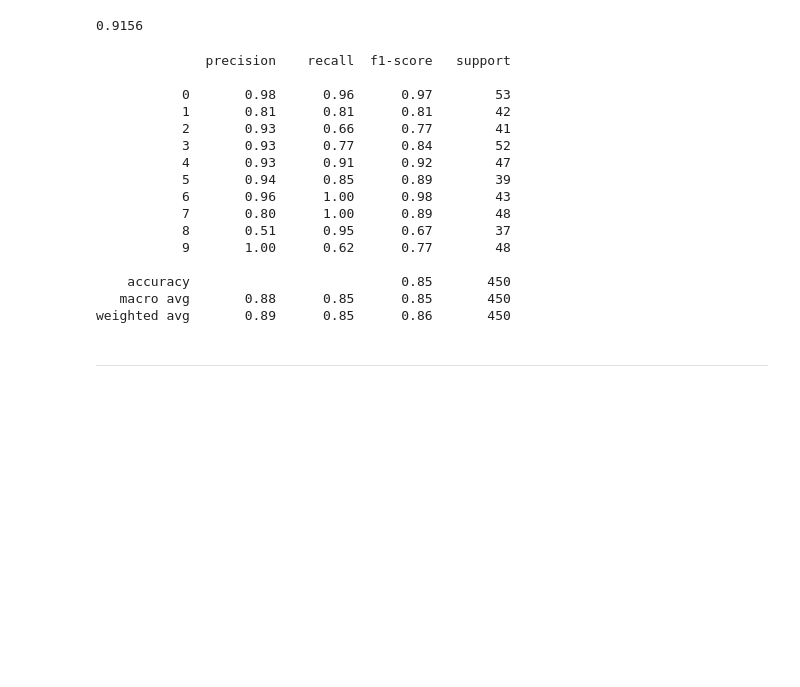
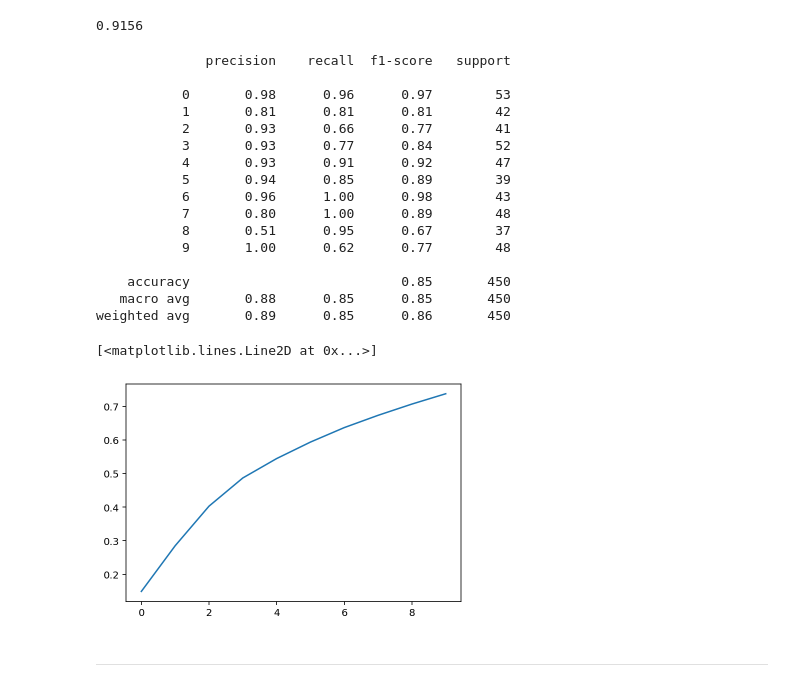
Before and after one commit to ThierryKunda/isd2, a Jupyter notebook: TP 4 - Scikit-Learn - Complete.ipynb, the cells around one changed output. Saved outputs shown, nothing was run; the diff lists cells and outputs as text; code cells hidden in the pictures; blank space fills up the shorter version.

```diff
--- a/TP 4 - Scikit-Learn - Complete.ipynb
+++ b/TP 4 - Scikit-Learn - Complete.ipynb
@@ -337,23 +342,26 @@ print(f"{accuracy_score(y_pca_test, y_pca_pred) :.04f}")
 # %%
 score_pca_complet = metrics.classification_report(y_pca_test, y_pca_pred)
 print(score_complet)
+plt.plot(pca.explained_variance_ratio_.cumsum())
 # %% [output]
               precision    recall  f1-score   support
 
            0       0.98      0.96      0.97        53
            1       0.81      0.81      0.81        42
            2       0.93      0.66      0.77        41
            3       0.93      0.77      0.84        52
            4       0.93      0.91      0.92        47
            5       0.94      0.85      0.89        39
            6       0.96      1.00      0.98        43
            7       0.80      1.00      0.89        48
            8       0.51      0.95      0.67        37
            9       1.00      0.62      0.77        48
 
     accuracy                           0.85       450
    macro avg       0.88      0.85      0.85       450
 weighted avg       0.89      0.85      0.86       450
+[<matplotlib.lines.Line2D at 0x...>]
+[figure, added]
 # %% [markdown]
 ---
 # %% [markdown]
```
Also changed, not shown: parts of 13 cells of this notebook.
